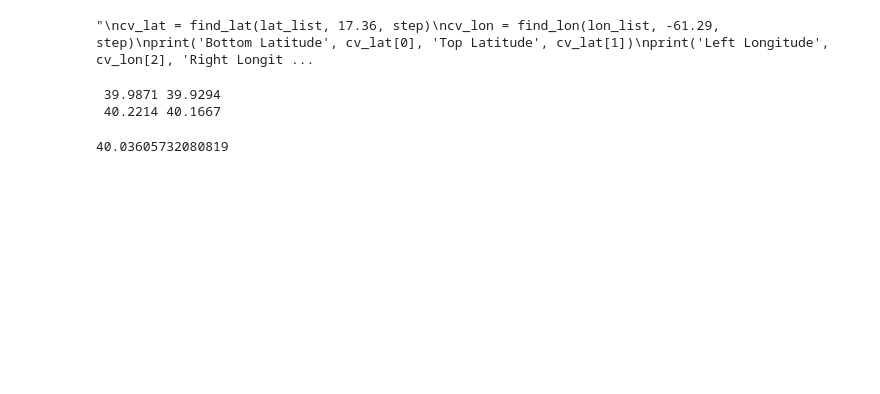
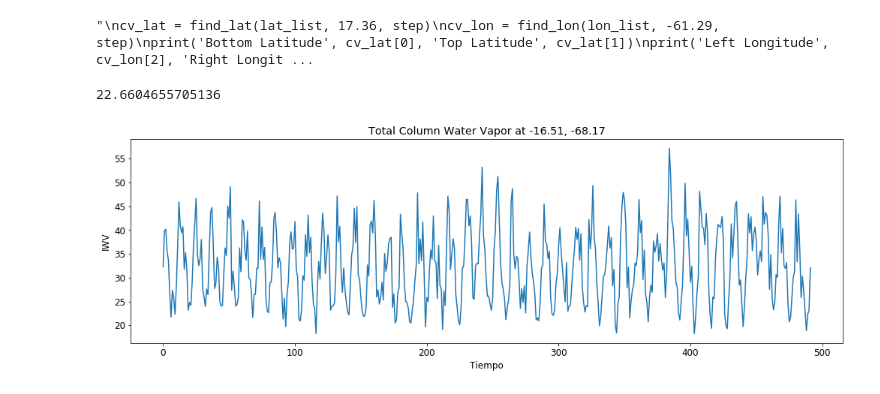
Before and after one commit to gustavomarinovando/temp_prediction, a Jupyter notebook: prediction.ipynb, the cells around one changed output. Drawn from its saved outputs; the diff is of its cells as text; code cells hidden in the pictures; blank space fills up the shorter version.

Commit message:
Time Series, Histograms, CDF and CCDF

```diff
--- a/prediction.ipynb
+++ b/prediction.ipynb
@@ -231,14 +227,38 @@ def interp(lat, lon, month, year, parameter, grid, lat_list, lon_list, step):
         X_br = data[0].values[br]
         value = (1 - s) * (1 - t) * X_bl + (1 - s) * t * X_tl + s * (1 - t) * X_br + t * s * X_tr
         # print([lat_1, lon_a + 180], [lat_1, lon_b + 180], '\n', [lat_0, lon_a + 180], [lat_0, lon_b + 180])
-        print('', round(X_tl, 4), round(X_tr, 4), '\n', round(X_bl, 4), round(X_br, 4))
+        # print('', round(X_tl, 4), round(X_tr, 4), '\n', round(X_bl, 4), round(X_br, 4))
         # print([lat_1, lon_a], [lat_1, lon_b], '\n', [lat_0, lon_a], [lat_0, lon_b])
         # print(tl, tr, '\n', bl, br)
         return value
 
 # interp(-17.35, -98.69, 1, 1985, 'tcwv', grid_list, lat_list, lon_list, step)
-interp(26.162, -42.352, 9, 1985, 'tcwv', grid_list, lat_list, lon_list, step)
+interp(-16.51, -68.17, 9, 1985, 'tcwv', grid_list, lat_list, lon_list, step)
 # %% [output]
- 39.9871 39.9294
- 40.2214 40.1667
+22.6604655705136
-40.03605732080819
+# %%
+def timeseries(sy, ey, lat, lon):
+    c = 0
+    aux_val = [0] * (ey - sy + 1) * 12
+    aux_time = [0] * (ey - sy + 1) * 12
+    for i in range(sy, ey + 1):
+        for j in range(1, 13):
+            aux_val[c] = interp(lat, lon, j, i, 'tcwv', grid_list, lat_list, lon_list, step)
+            aux_time[c] = str(j) + '-' + str(i)
+            c += 1
+    return aux_val, aux_time
+# %%
+result = timeseries(1979,2019, -16.51, -68.17)
+tcwv_p = result[0]
+tcwv_t = result[1]
+# %%
+tcwv_p = np.array(tcwv_p)
+rcParams['figure.figsize'] = 17, 5
+rcParams['font.size'] = 12
+plt.plot(tcwv_p)
+plt.title('Total Column Water Vapor at -16.51, -68.17')
+plt.ylabel('IWV')
+plt.xlabel('Tiempo')
+plt.show()
+# %% [output]
+[figure, added]
```
Also changed, not shown: parts of 24 cells of this notebook, 7 other files.
